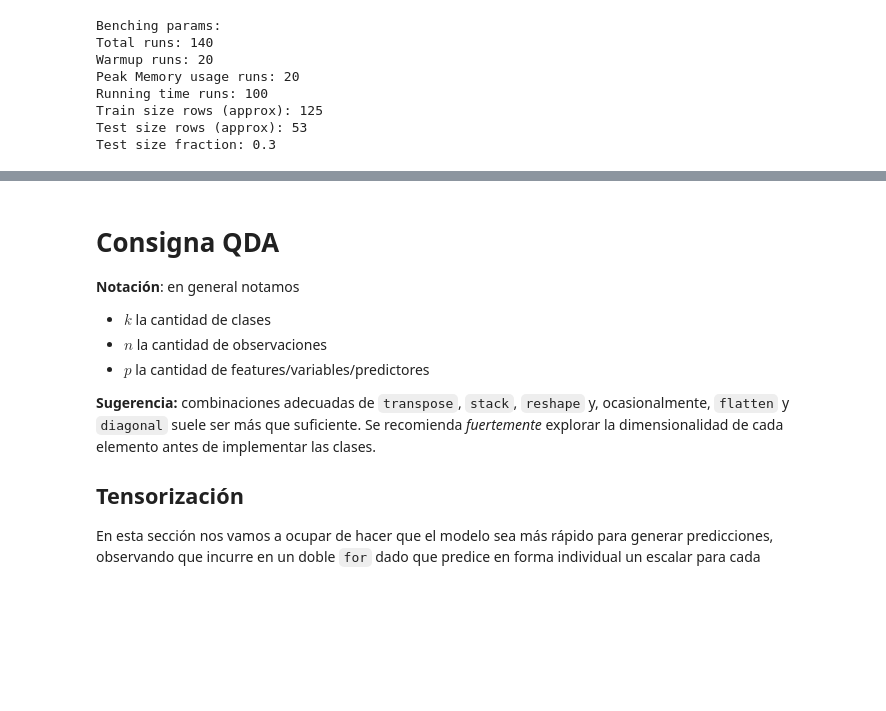
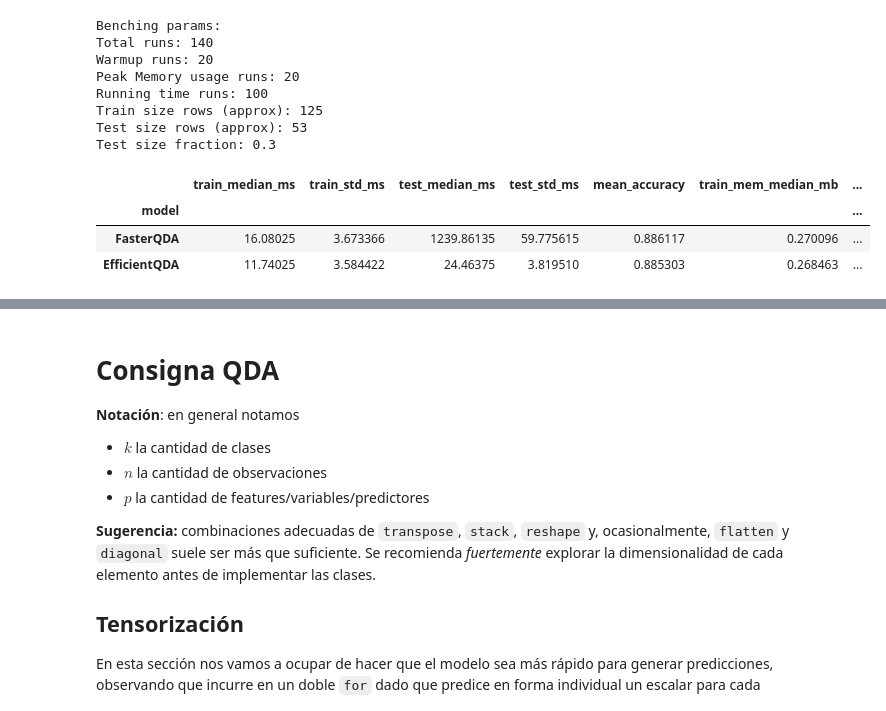
Before and after one commit to waltergsotelo/amia_tp_grupal, a Jupyter notebook: AMIA_2025_TP1.ipynb, the cells around one changed output, grey strips where cells are left out. Cells and saved outputs as stored; diff of their text form; code cells hidden in the pictures; blank space fills up the shorter version.

```diff
--- a/AMIA_2025_TP1.ipynb
+++ b/AMIA_2025_TP1.ipynb
@@ -460,6 +460,13 @@ for model in to_bench:
 # %%
 # como es una clase, podemos seguir bencheando más después
 b.bench(TensorizedQDA)
+# %%
+b.summary(QDA_Chol1)
+# %% [output]
+|  | train_median_ms | train_std_ms | test_median_ms | test_std_ms | mean_accuracy | train_mem_median_mb | ... |
+| model |  |  |  |  |  |  | ... |
+| FasterQDA | 16.08025 | 3.673366 | 1239.86135 | 59.775615 | 0.886117 | 0.270096 | ... |
+| EfficientQDA | 11.74025 | 3.584422 | 24.46375 | 3.819510 | 0.885303 | 0.268463 | ... |
 # %%
 # hacemos un summary
 b.summary()
```
Also changed, not shown: parts of 14 cells of this notebook, 1 other file.
